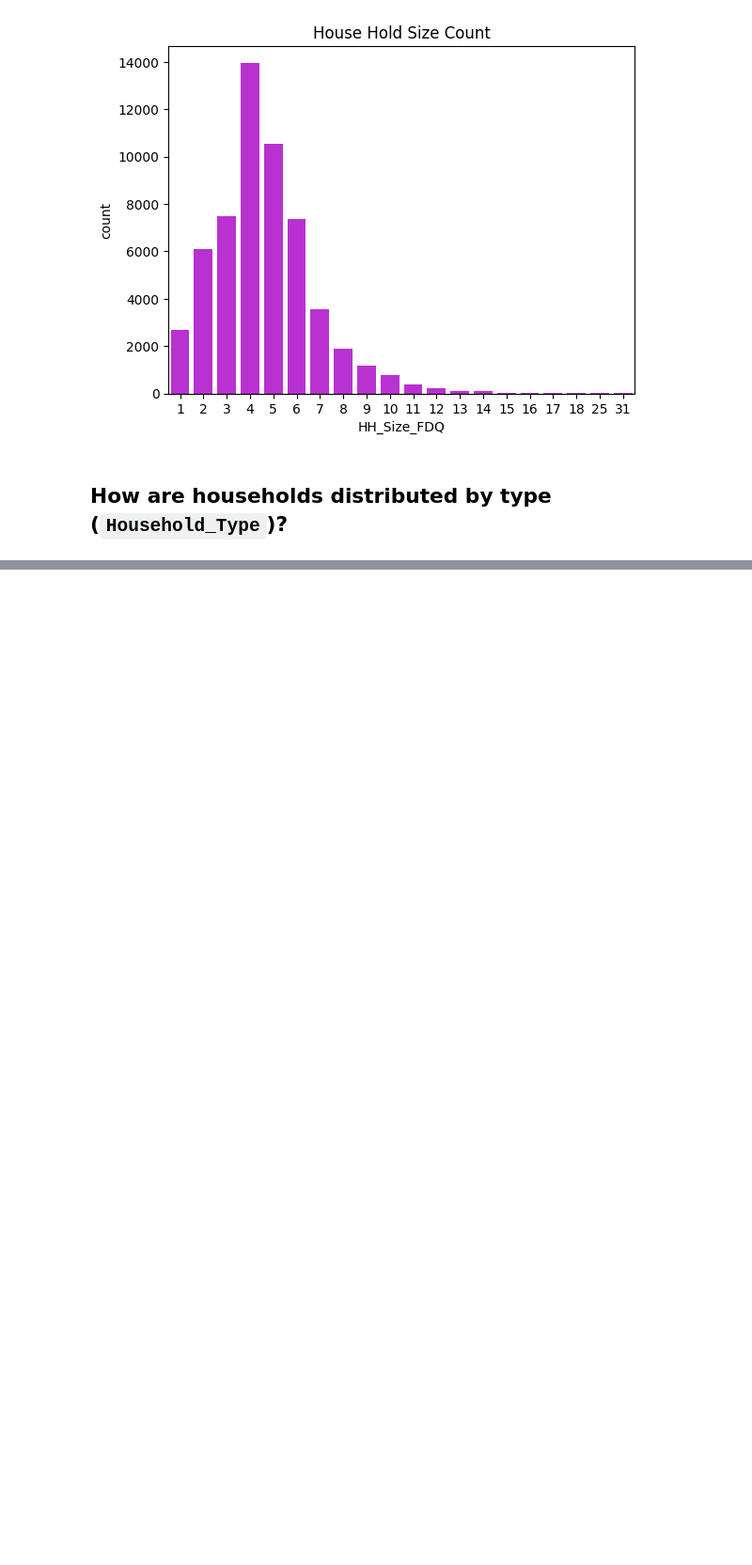
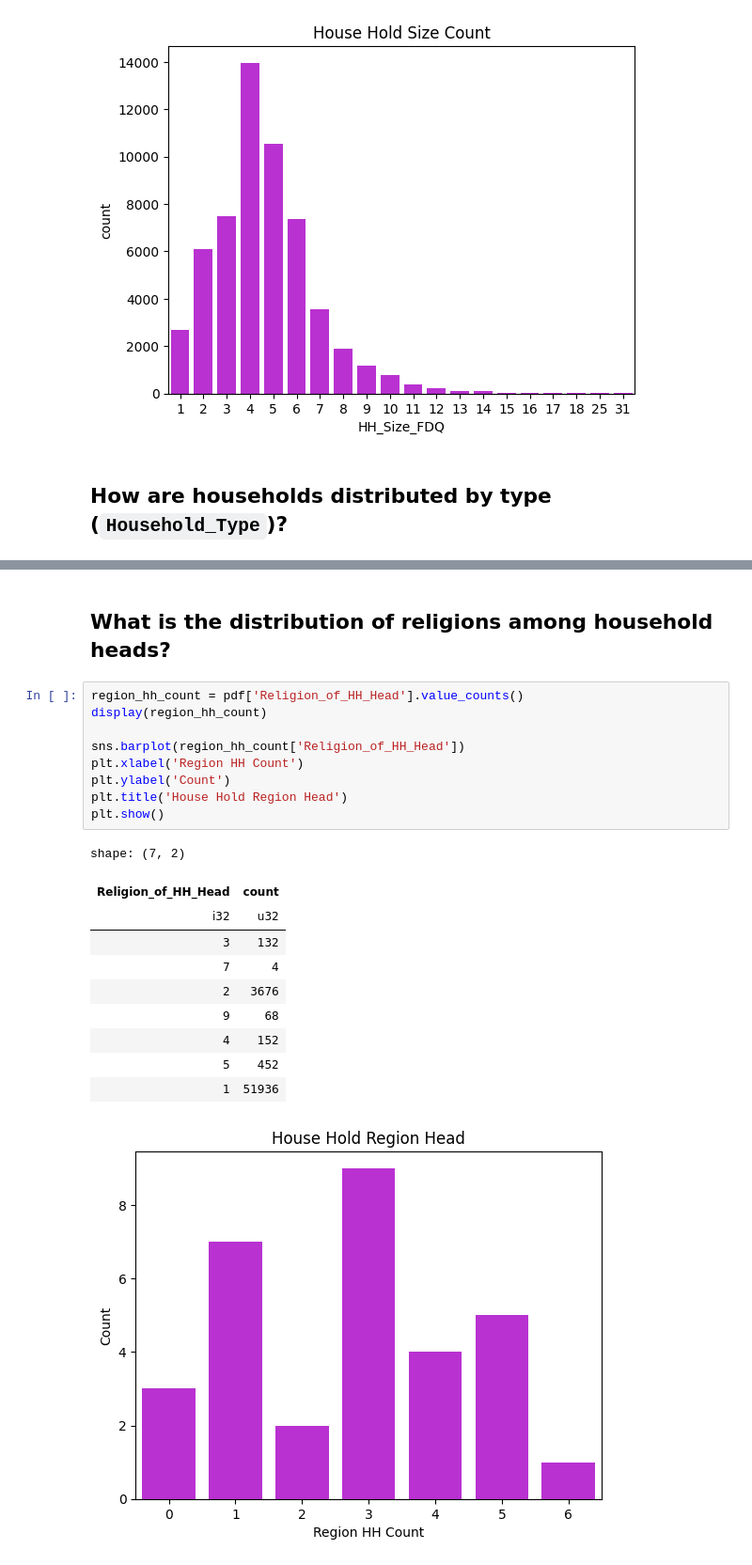
Before and after one commit to Rudra-G-23/rural-financial-inclusion-govt-scheme-recommendation, a Jupyter notebook: parquet-data/lev-03/notebooks/lev-03-04-eda-01.ipynb, the cells around one changed output, grey strips where cells are left out. Shown: that part at 94% size. Drawn from its saved outputs; the diff is of its cells as text; blank space fills up the shorter version.

```diff
--- a/parquet-data/lev-03/notebooks/lev-03-04-eda-01.ipynb
+++ b/parquet-data/lev-03/notebooks/lev-03-04-eda-01.ipynb
@@ -121,0 +126,23 @@ plt.show()
+# %% [markdown]
+## What is the **distribution of religions** among household heads?
+# %%
+region_hh_count = pdf['Religion_of_HH_Head'].value_counts()
+display(region_hh_count)
+
+sns.barplot(region_hh_count['Religion_of_HH_Head'])
+plt.xlabel('Region HH Count')
+plt.ylabel('Count')
+plt.title('House Hold Region Head')
+plt.show()
+# %% [output]
+shape: (7, 2)
+| Religion_of_HH_Head | count |
+| i32 | u32 |
+| 3 | 132 |
+| 7 | 4 |
+| 2 | 3676 |
+| 9 | 68 |
+| 4 | 152 |
+| 5 | 452 |
+| 1 | 51936 |
+[figure, added]
```
Also changed, not shown: parts of 62 cells of this notebook, 4 other files.
